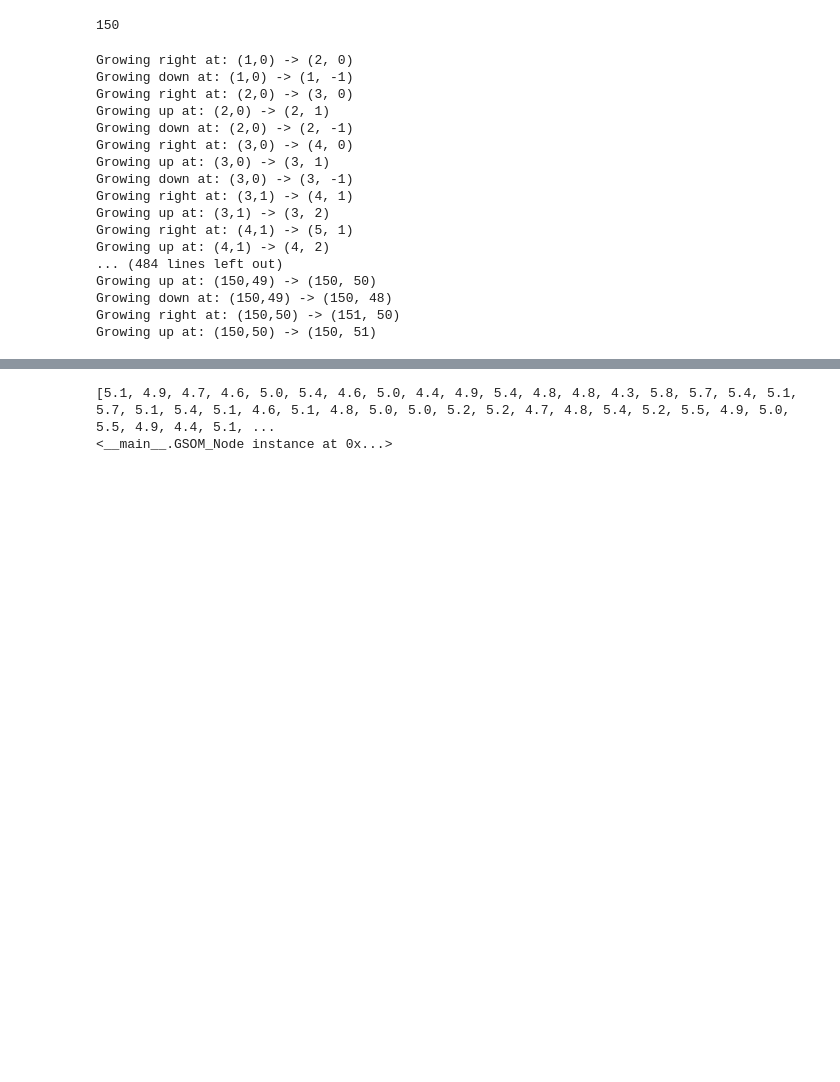
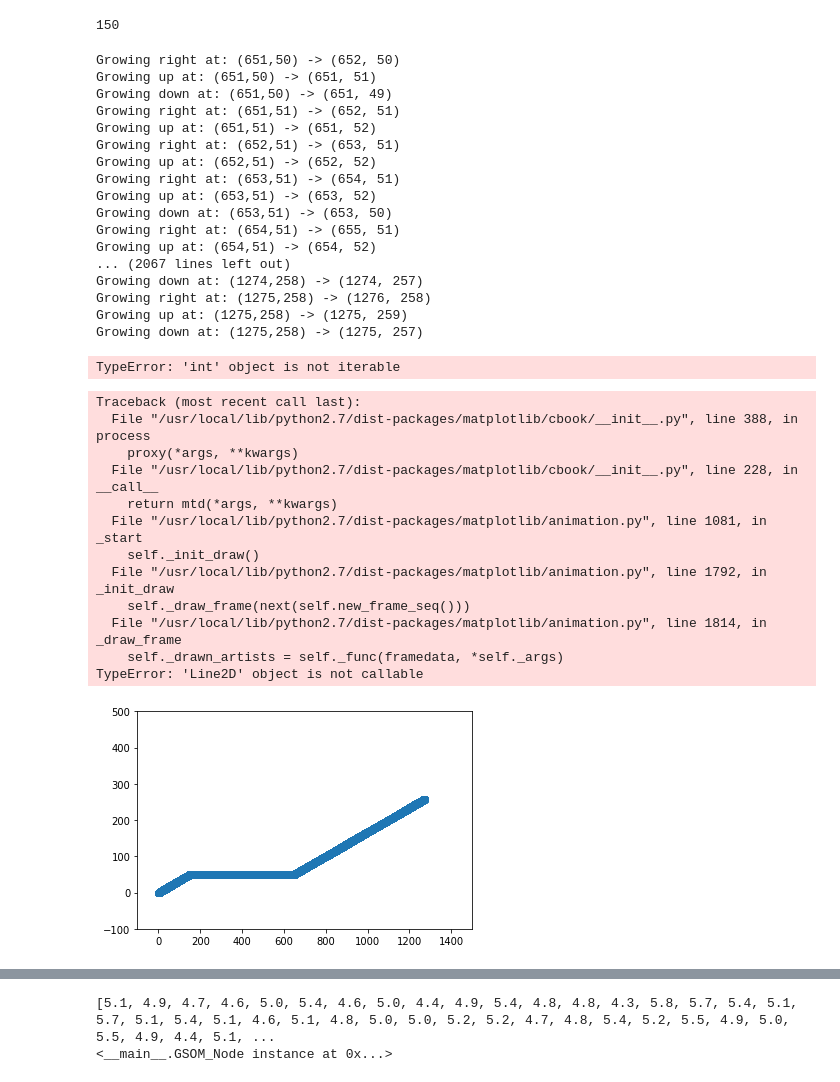
Before and after one commit to abhinavralhan/kohonen-maps, a Jupyter notebook: gsom-iris-python.ipynb, the cells around one changed output, grey strips where cells are left out. Cells and saved outputs as stored; diff of their text form; code cells hidden in the pictures; blank space fills up the shorter version.

```diff
--- a/gsom-iris-python.ipynb
+++ b/gsom-iris-python.ipynb
@@ -254,7 +250,7 @@ input = random.choice(data)[1]
 learn_rate = init_lr * alpha * (1 - 1.5/len(nodes))
 
 recalc_nodes = []
-for _ in range(200):
+for _ in range(1000):
     # best matching unit
     l0 = [i[0] for i in input]
     #print(l0)
@@ -315,20 +311,58 @@ for _ in range(200):
     # Remove unused nodes.
     _remove_unused_nodes()
 # %% [output]
-Growing right at: (1,0) -> (2, 0)
-Growing down at: (1,0) -> (1, -1)
-Growing right at: (2,0) -> (3, 0)
-Growing up at: (2,0) -> (2, 1)
-Growing down at: (2,0) -> (2, -1)
-Growing right at: (3,0) -> (4, 0)
-Growing up at: (3,0) -> (3, 1)
-Growing down at: (3,0) -> (3, -1)
-Growing right at: (3,1) -> (4, 1)
-Growing up at: (3,1) -> (3, 2)
-Growing right at: (4,1) -> (5, 1)
-Growing up at: (4,1) -> (4, 2)
-... (484 lines left out)
-Growing up at: (150,49) -> (150, 50)
-Growing down at: (150,49) -> (150, 48)
-Growing right at: (150,50) -> (151, 50)
-Growing up at: (150,50) -> (150, 51)
+Growing right at: (651,50) -> (652, 50)
+Growing up at: (651,50) -> (651, 51)
+Growing down at: (651,50) -> (651, 49)
+Growing right at: (651,51) -> (652, 51)
+Growing up at: (651,51) -> (651, 52)
+Growing right at: (652,51) -> (653, 51)
+Growing up at: (652,51) -> (652, 52)
+Growing right at: (653,51) -> (654, 51)
+Growing up at: (653,51) -> (653, 52)
+Growing down at: (653,51) -> (653, 50)
+Growing right at: (654,51) -> (655, 51)
+Growing up at: (654,51) -> (654, 52)
+... (2067 lines left out)
+Growing down at: (1274,258) -> (1274, 257)
+Growing right at: (1275,258) -> (1276, 258)
+Growing up at: (1275,258) -> (1275, 259)
+Growing down at: (1275,258) -> (1275, 257)
+TypeError: 'int' object is not iterable
+# %%
+import pandas as pd
+df = pd.read_csv('gsom.csv')
+df.shape
+x = df['1']
+y = df['0']
+# %%
+import numpy as np
+import matplotlib.pyplot as plt
+from matplotlib.animation import FuncAnimation
+
+
+fig = plt.figure()
+plt.ylim(-100, 500)
+plt.xlim(-100, 1500)
+graph, = plt.plot([], [], 'o')
+
+def animate(i):
+    graph.set_data(x[:i+1], y[:i+1])
+    return graph
+
+ani = FuncAnimation(fig, animate(2000000000000), frames=10, interval=200)
+plt.show()
+# %% [output]
+Traceback (most recent call last):
+  File "/usr/local/lib/python2.7/dist-packages/matplotlib/cbook/__init__.py", line 388, in process
+    proxy(*args, **kwargs)
+  File "/usr/local/lib/python2.7/dist-packages/matplotlib/cbook/__init__.py", line 228, in __call__
+    return mtd(*args, **kwargs)
+  File "/usr/local/lib/python2.7/dist-packages/matplotlib/animation.py", line 1081, in _start
+    self._init_draw()
+  File "/usr/local/lib/python2.7/dist-packages/matplotlib/animation.py", line 1792, in _init_draw
+    self._draw_frame(next(self.new_frame_seq()))
+  File "/usr/local/lib/python2.7/dist-packages/matplotlib/animation.py", line 1814, in _draw_frame
+    self._drawn_artists = self._func(framedata, *self._args)
+TypeError: 'Line2D' object is not callable
+[figure, added]
```
Also changed, not shown: parts of 10 cells of this notebook, 1 other file.
